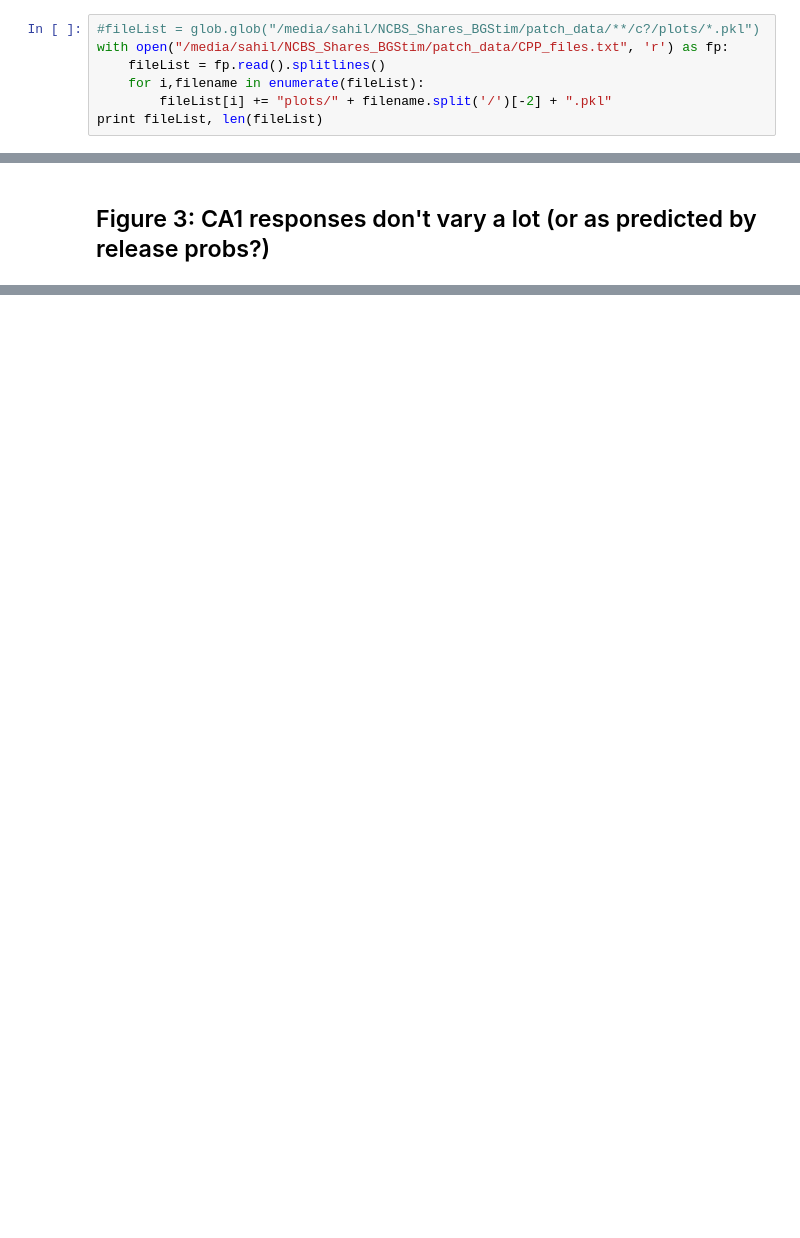
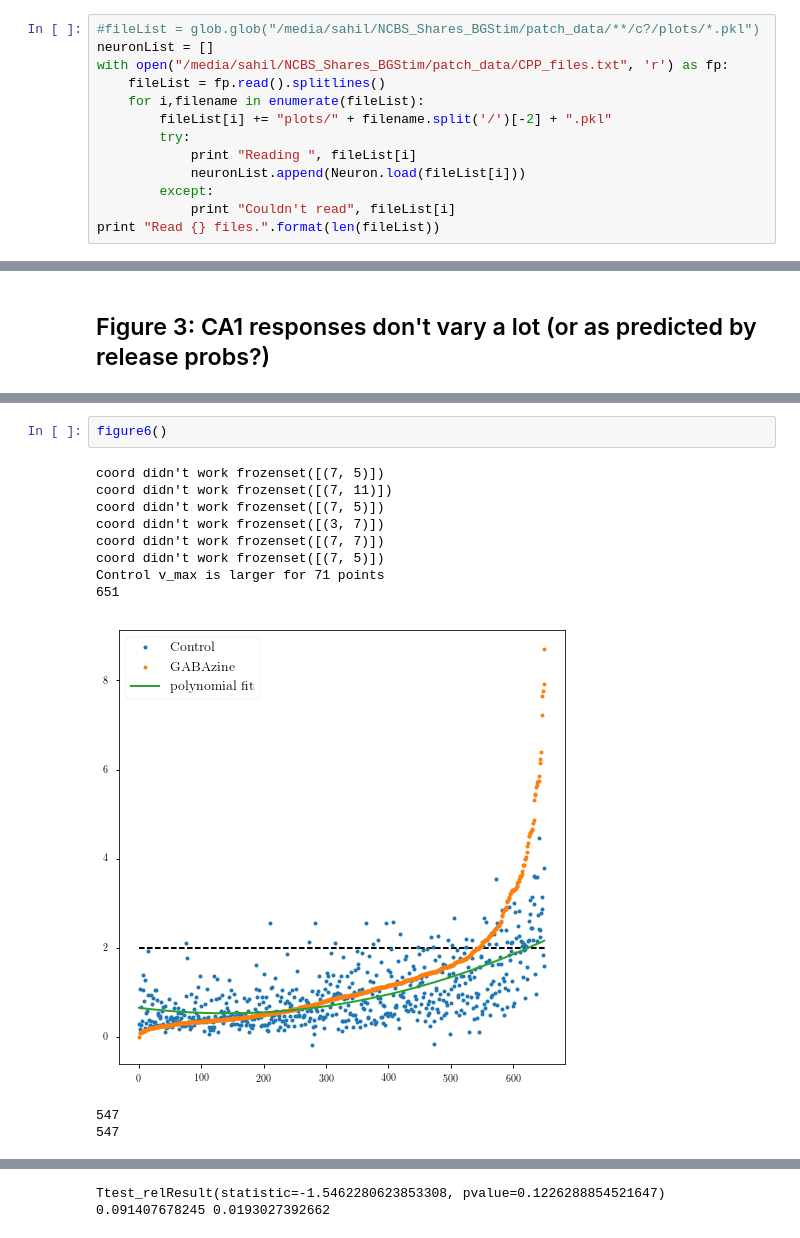
Before and after one commit to sahilm89/linearity, a Jupyter notebook: plots/Paper_Figures.ipynb, the cells around one changed output, grey strips where cells are left out. Cells and saved outputs as stored; diff of their text form; blank space fills up the shorter version.

```diff
--- a/plots/Paper_Figures.ipynb
+++ b/plots/Paper_Figures.ipynb
@@ -30,9 +31,15 @@ plt.rcParams['text.latex.preamble'] = "\usepackage{subdepth}, \usepackage{type1c
 [u'seaborn-darkgrid', u'seaborn-notebook', u'classic', u'seaborn-ticks', u'grayscale', u'bmh', u'seaborn-talk', u'dark_background', u'ggplot', u'fivethirtyeight', u'seaborn-bright', u'seaborn-colorbli ...
 # %%
 #fileList = glob.glob("/media/sahil/NCBS_Shares_BGStim/patch_data/**/c?/plots/*.pkl")
+neuronList = []
 with open("/media/sahil/NCBS_Shares_BGStim/patch_data/CPP_files.txt", 'r') as fp:
     fileList = fp.read().splitlines()
     for i,filename in enumerate(fileList):
         fileList[i] += "plots/" + filename.split('/')[-2] + ".pkl"
-print fileList, len(fileList)
+        try:
+            print "Reading ", fileList[i]
+            neuronList.append(Neuron.load(fileList[i]))
+        except:
+            print "Couldn't read", fileList[i]
+print "Read {} files.".format(len(fileList))
 # %% [output]
@@ -281,0 +369,14 @@ Legend text: Number of cells: 49, number of points: 3880
+# %%
+figure6()
+# %% [output]
+coord didn't work frozenset([(7, 5)])
+coord didn't work frozenset([(7, 11)])
+coord didn't work frozenset([(7, 5)])
+coord didn't work frozenset([(3, 7)])
+coord didn't work frozenset([(7, 7)])
+coord didn't work frozenset([(7, 5)])
+Control v_max is larger for 71 points
+651
+[figure, added]
+547
+547
@@ -281,0 +386,2 @@ Legend text: Number of cells: 49, number of points: 3880
+Ttest_relResult(statistic=-1.5462280623853308, pvalue=0.1226288854521647)
+0.091407678245 0.0193027392662
```
Also changed, not shown: parts of 21 cells of this notebook, 12 other files.
